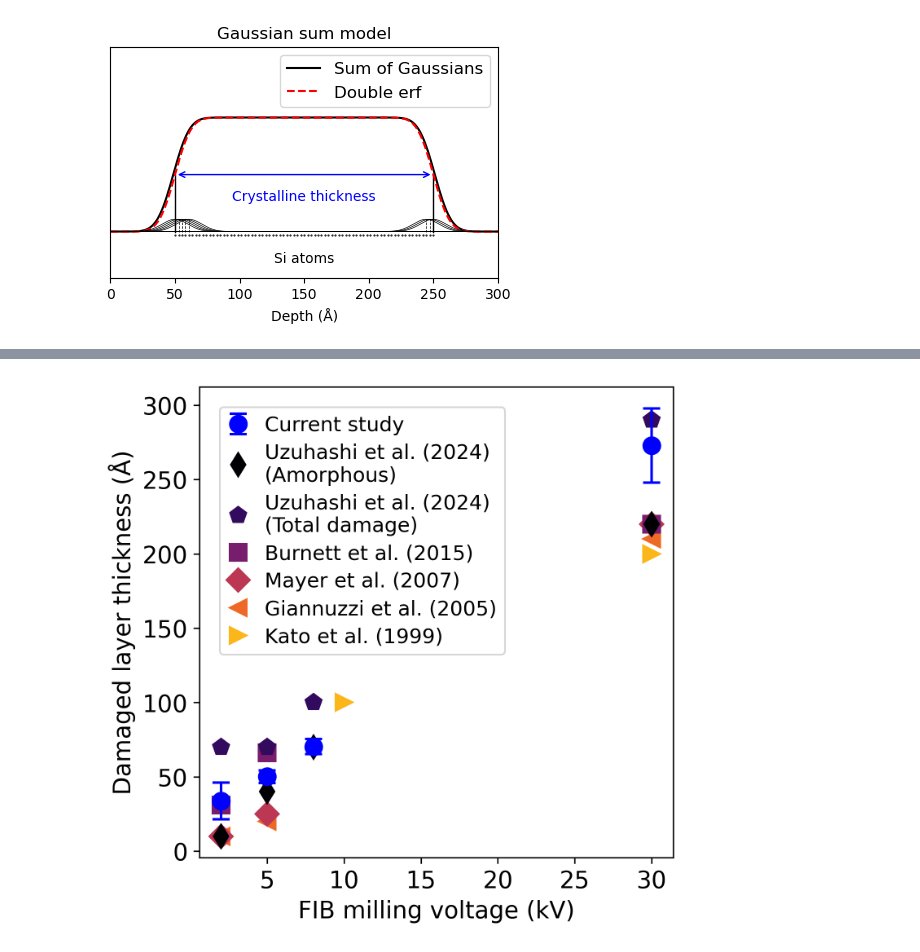
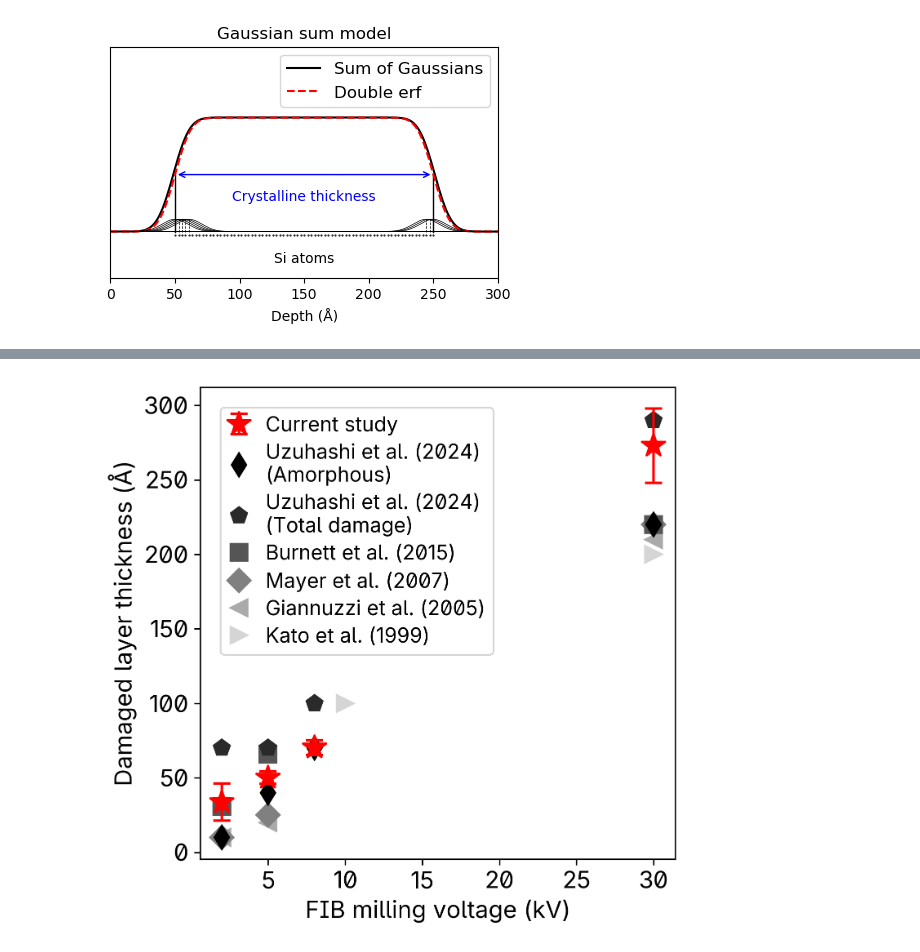
Before and after one commit to c-sooyoung/lemon-sandbox, a Jupyter notebook: silicon-atomic-column-thickness/260728_fig5_tif.ipynb, the cells around one changed output, grey strips where cells are left out. Saved outputs shown, nothing was run; the diff lists cells and outputs as text; code cells hidden in the pictures.

```diff
--- a/silicon-atomic-column-thickness/260728_fig5_tif.ipynb
+++ b/silicon-atomic-column-thickness/260728_fig5_tif.ipynb
@@ -468,7 +468,7 @@ for p in ps:
 ys = np.array(ys)
 Y = ys.sum(axis=0)
 
-fig, axs = plt.subplots(2, 2, figsize=(10, 7))
+fig, axs = plt.subplots(2, 2, figsize=(7, 5), dpi=300)
 
 keys = ['2V', '5V', '8V', '30V']
 
@@ -478,7 +478,7 @@ for i in range(4):
     dz = DZ[key]
     c = column_lists[key][72]
     z = np.arange(len(c)) * dz
-    popt, perr, _ = fit(double_erf, np.arange(len(c)), c, plot=False, p0=[[0.1,  0.3,  3, 12]],maxfev=10000)
+    popt, perr, _ = fit(double_erf, np.arange(len(c)), c, plot=False, p0=[[0.1,  0.3,  3, 12]], maxfev=10000)
     ax.plot(z + dz/ 2, c, 'k.')
     xlim = (0, z[-1] + dz)
     ax.set_xlim(xlim)
@@ -488,6 +488,9 @@ for i in range(4):
     ax.set_xlabel("Depth (Å)")
     ax.set_ylabel("Phase (rad)")
     ax.set_ylim(-0.05, 0.6)
+    shade="#ddd"
+    ax.axvspan(0, popt[2]*dz, color=shade)
+    ax.axvspan(popt[3]*dz, xlim[-1], color=shade)
 
 fig.tight_layout()
 plt.show()
@@ -496,3 +499,5 @@ plt.show()
+# %%
+plt.rcParams['font.family'] = "Inter Variable ss02"
 # %%
 voltages = []
 damage = []
@@ -523,37 +528,37 @@ literature = [
 #     'tab:olive',
 #     'tab:cyan',
 # ]
 MARKERSIZE=10
 
 plt.figure(figsize=(5, 5), dpi=300)
 
 ZTOP = 100
 handles = []
 
 eb = plt.errorbar(voltages, damage, damage_err,
-    fmt="o", capsize=5, capthick=1.5, elinewidth=1.5, label="Current study", markersize=MARKERSIZE,
-    zorder=ZTOP, color='blue'
+    fmt="*", capsize=5, capthick=1.5, elinewidth=1.5, label="Current study", markersize=15,
+    zorder=ZTOP, color='red'
     )
 handles.append(eb)
 
 for i, (v, d, mk, lab) in enumerate(literature):
-    ln, = plt.plot(v, d, mk, label=lab, zorder=ZTOP - 1 - i, color=plt.colormaps['inferno'](i / 6), markersize=MARKERSIZE)
+    ln, = plt.plot(v, d, mk, label=lab, zorder=ZTOP - 1 - i, color=plt.colormaps['gray'](i / 6), markersize=MARKERSIZE)
     handles.append(ln)
 
 plt.xlabel("FIB milling voltage (kV)", fontsize=14)
 plt.ylabel("Damaged layer thickness (Å)", fontsize=14)
 plt.xticks(fontsize=14)
 plt.yticks(fontsize=14)
 plt.legend(handles=handles, fontsize=12,
            labelspacing=0.4,     # 항목 간 세로 간격 (기본 0.5)
            handlelength=1.0,      # 핸들 가로 길이 (기본 2.0) — 마커라 길 필요 없음
            handletextpad=0.8,     # 핸들↔텍스트 (기본 0.8)
            borderpad=0.4,         # 테두리 안쪽 여백 (기본 0.4)
            borderaxespad=1,     # 테두리↔축 (기본 0.5)
            frameon=True)         # 테두리 제거 (선택)
 plt.show()
 # %% [output]
-[figure, old version]
+[figure, new version]
 # %%
 key = '5V'
 roi = thickness_rois[key]
```
Also changed, not shown: parts of 7 cells of this notebook.
